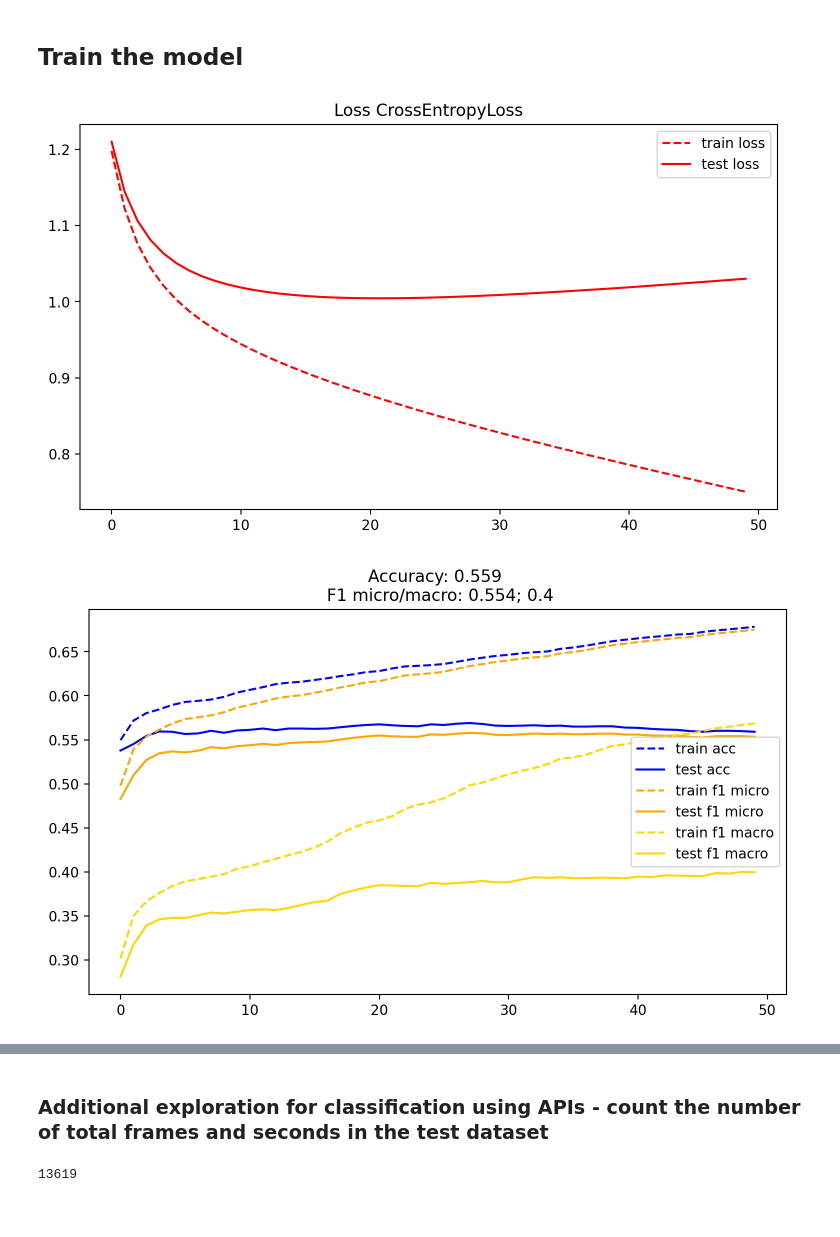
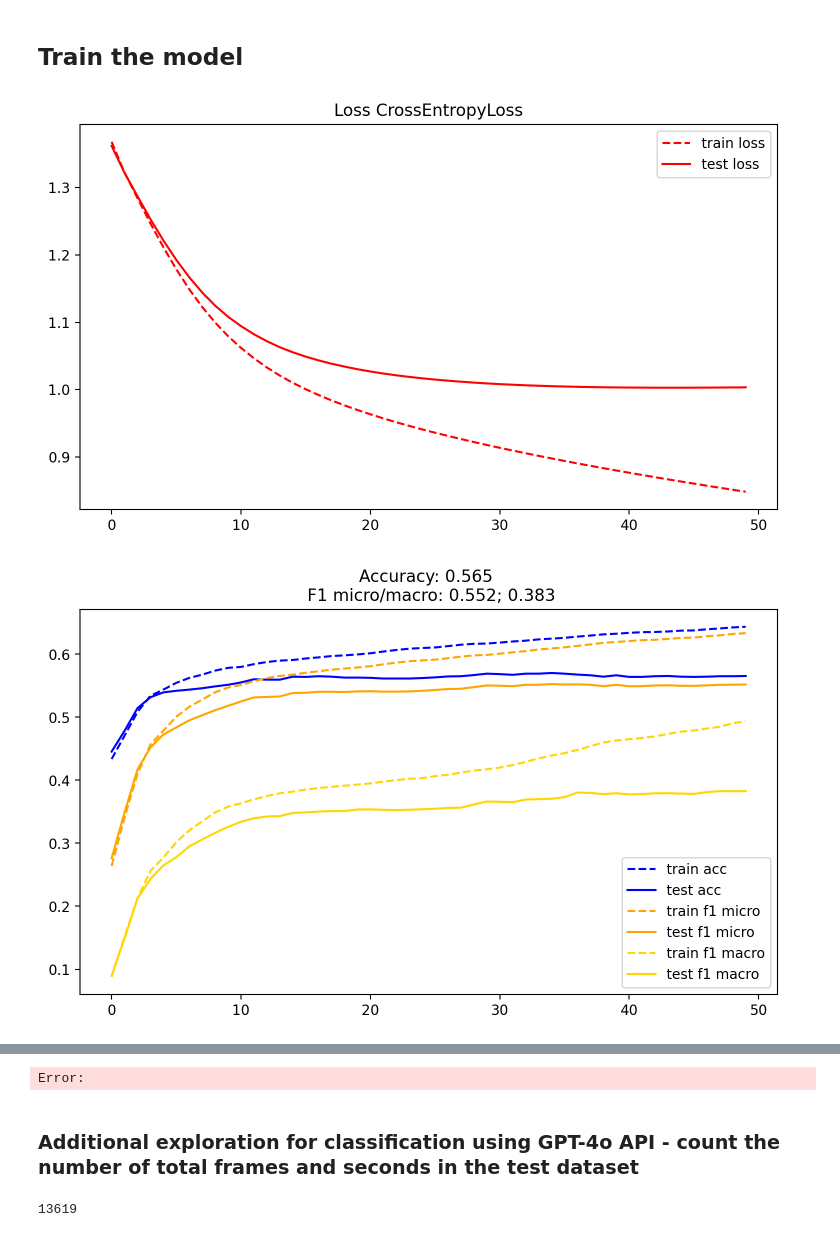
Before and after one commit to alxtrtw/multimodal-movies-emotion-recognition, a Jupyter notebook: classify-CLIP.ipynb, the cells around one changed output, grey strips where cells are left out. Cells and saved outputs as stored; diff of their text form; code cells hidden in the pictures.

```diff
--- a/classify-CLIP.ipynb
+++ b/classify-CLIP.ipynb
@@ -169,13 +160,12 @@ model
 # weighted cross entropy loss
 # weights = None
 # weights = [len(Y) / float(c_count) for c_count in Y.sum(dim=0)]
-# weights = [1.0, 1.0, 1.0, 1.0, 0.7, 1.0, 1.0]
-weights = [1.0, 1.0, 1.0, 1.0, 0.5, 1.0, 1.0]
+weights = [1.0, 1.0, 1.0, 1.0, 0.7, 1.0, 1.0]
 criterion = nn.CrossEntropyLoss(weight=torch.tensor(weights).cuda())
 
 # optimizer = optim.SGD(model.parameters(), lr=0.005, momentum=0.8)
-# optimizer = optim.Adam(model.parameters(), lr=0.00005)
-optimizer = optim.RMSprop(model.parameters(), lr=0.0001)
+optimizer = optim.Adam(model.parameters(), lr=0.00005)
+# optimizer = optim.RMSprop(model.parameters(), lr=0.0001)
 # optimizer = optim.Adadelta(model.parameters(), lr=0.1)
 
 n_epochs = 50
@@ -202,6 +192,7 @@ training_params = {
 }
 with open(f'./experiments/models/{model_name}.json', 'w') as f:
     json.dump(training_params, f)
+
 
 
 for epoch in range(n_epochs):
@@ -254,32 +245,32 @@ for epoch in range(n_epochs):
         # f1 macro scores
         train_f1_macro = f1_score(torch.argmax(Y_train.cpu(), dim=1), torch.argmax(train_outputs.cpu(), dim=1), average='macro')
         test_f1_macro = f1_score(torch.argmax(Y_test.cpu(), dim=1), torch.argmax(test_outputs.cpu(), dim=1), average='macro')
         train_f1_macro_scores.append(train_f1_macro)
         test_f1_macro_scores.append(test_f1_macro)
 
 
         plt.figure()
         plt.title(f'Accuracy: {np.round(test_acc, 3)} \n F1 micro/macro: {np.round(test_f1_micro, 3)}; {np.round(test_f1_macro, 3)}')
         plt.plot(train_accuracies, label='train acc', color='blue', linestyle='dashed')
         plt.plot(test_accuracies, label='test acc', color='blue')
         plt.plot(train_f1_micro_scores, label='train f1 micro', color='orange', linestyle='dashed')
         plt.plot(test_f1_micro_scores, label='test f1 micro', color='orange')
         plt.plot(train_f1_macro_scores, label='train f1 macro', color='gold', linestyle='dashed')
         plt.plot(test_f1_macro_scores, label='test f1 macro', color='gold')
         plt.legend()
         plt.savefig(f'./experiments/plots/{model_name}/AccuracyF1.png')
         plt.show()
 
         cm = confusion_matrix(torch.argmax(Y_test.cpu(), dim=1), torch.argmax(test_outputs.cpu(), dim=1))
         plt.figure()
         sns.heatmap(cm, annot=True, fmt='d', cmap='Blues', xticklabels=onehot_encoder.categories_[0], yticklabels=onehot_encoder.categories_[0])
         plt.savefig(f'./experiments/plots/{model_name}/confusion_matrix.png')
         plt.show()
 
 
 
 # save final model
 torch.save(model, f'./experiments/models/{model_name}.pt')
 # %% [output]
-[figure, old version]
+[figure, new version]
-[figure, old version]
+[figure, new version]
@@ -287,5 +278,6 @@ torch.save(model, f'./experiments/models/{model_name}.pt')
+Error:
 # %% [markdown]
-### Additional exploration for classification using APIs - count the number of total frames and seconds in the test dataset
+### Additional exploration for classification using GPT-4o API - count the number of total frames and seconds in the test dataset
 # %%
 import cv2
 import numpy as np
```
Also changed, not shown: parts of 5 cells of this notebook, 10 other files.
